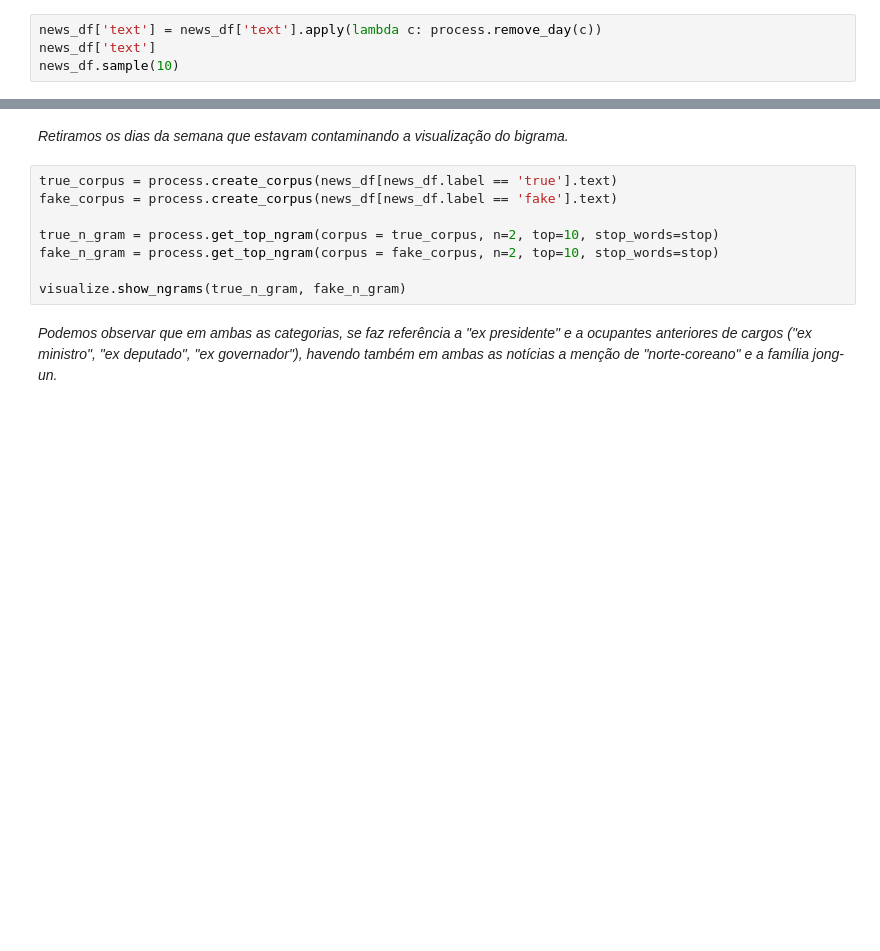
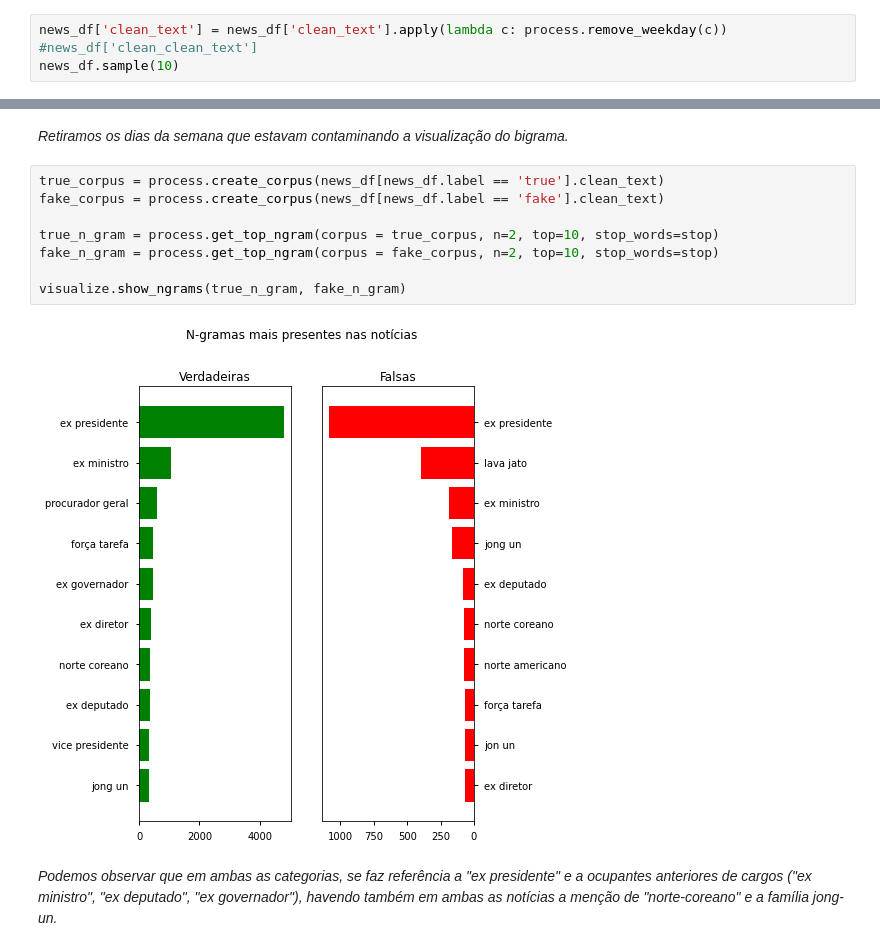
Before and after one commit to atlantico-academy/apura, a Jupyter notebook: notebooks/01 - Exploratory Data Analysis.ipynb, the cells around one changed output, grey strips where cells are left out. Cells and saved outputs as stored; diff of their text form; blank space fills up the shorter version.

```diff
--- a/notebooks/01 - Exploratory Data Analysis.ipynb
+++ b/notebooks/01 - Exploratory Data Analysis.ipynb
@@ -259,6 +338,6 @@ plt.show()
 ### N-gramas
 - Em que contextos as palavras são usadas?
 # %%
-news_df['text'] = news_df['text'].apply(lambda c: process.remove_day(c))
-news_df['text']
+news_df['clean_text'] = news_df['clean_text'].apply(lambda c: process.remove_weekday(c))
+#news_df['clean_clean_text']
 news_df.sample(10)
@@ -265,13 +356,15 @@ news_df.sample(10)
 # %% [markdown]
 *Retiramos os dias da semana que estavam contaminando a visualização do bigrama.*
 # %%
-true_corpus = process.create_corpus(news_df[news_df.label == 'true'].text)
-fake_corpus = process.create_corpus(news_df[news_df.label == 'fake'].text)
+true_corpus = process.create_corpus(news_df[news_df.label == 'true'].clean_text)
+fake_corpus = process.create_corpus(news_df[news_df.label == 'fake'].clean_text)
 
 true_n_gram = process.get_top_ngram(corpus = true_corpus, n=2, top=10, stop_words=stop)
 fake_n_gram = process.get_top_ngram(corpus = fake_corpus, n=2, top=10, stop_words=stop)
 
 visualize.show_ngrams(true_n_gram, fake_n_gram)
+# %% [output]
+[figure, added]
 # %% [markdown]
 *Podemos observar que em ambas as categorias, se faz referência a "ex presidente" e a ocupantes anteriores de cargos ("ex ministro", "ex deputado", "ex governador"), havendo também em ambas as notícias a menção de "norte-coreano" e a família jong-un.*
 # %%
```
Also changed, not shown: parts of 39 cells of this notebook.
